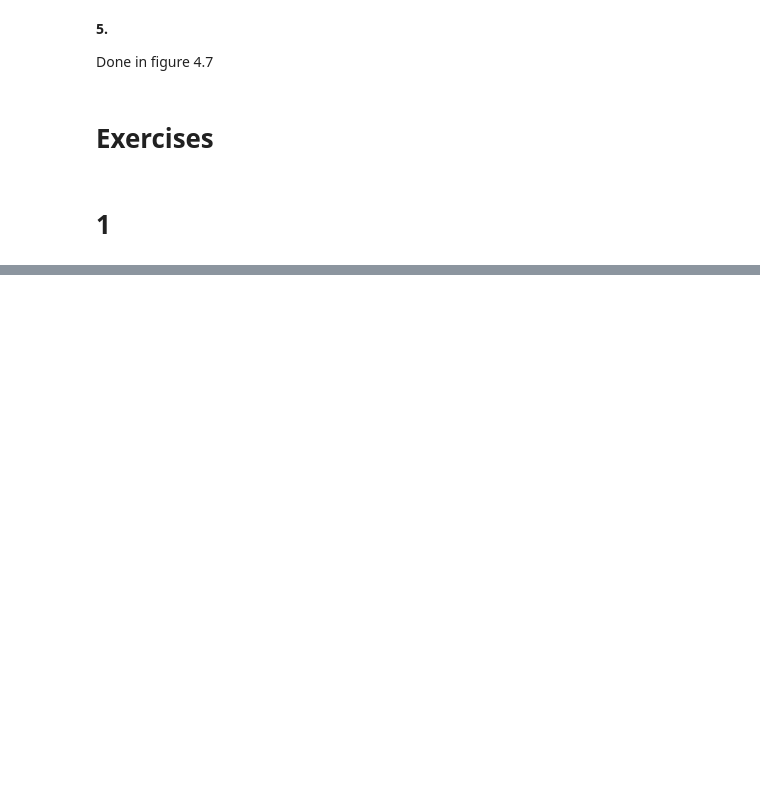
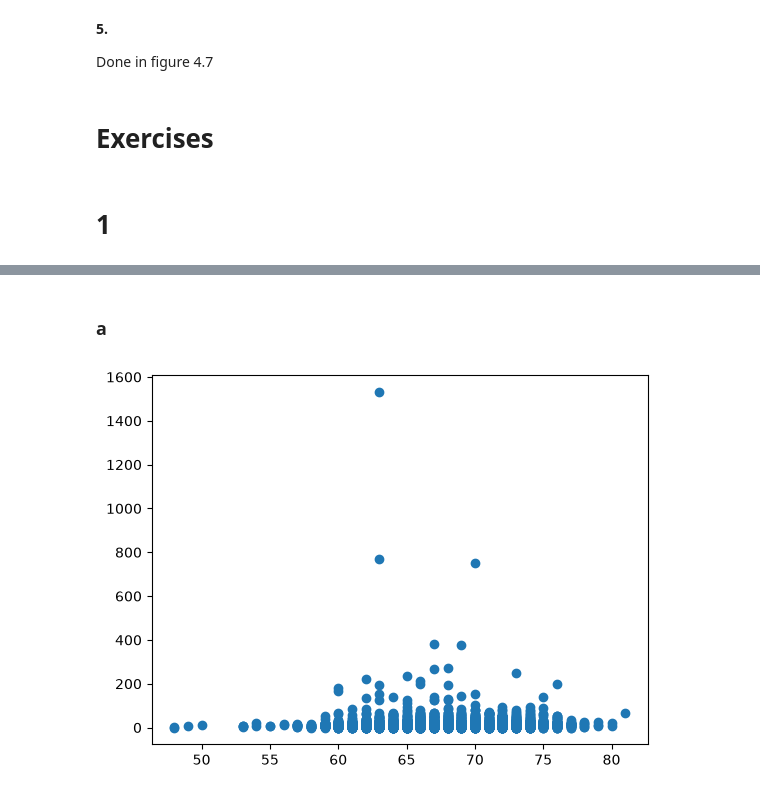
Before and after one commit to ani-research/Python-Companion-For-Real-Econometrics-by-M.Bailey, a Jupyter notebook: chapters/chapter04.ipynb, the cells around one changed output, grey strips where cells are left out. Drawn from its saved outputs; the diff is of its cells as text; code cells hidden in the pictures; blank space fills up the shorter version.

Commit message:
Chapter 4 exercise question 1 is done

```diff
--- a/chapters/chapter04.ipynb
+++ b/chapters/chapter04.ipynb
@@ -258,3 +258,8 @@ Done in figure 4.7
 # Exercises
 # %% [markdown]
 # 1
+# %%
+filepath= r"C:\Users\khosl\OneDrive\Documents\Py notebook\Books\Real Econometrics\RE2e_Exercise Data_CH04\RE2e_R Data sets_CH04\Ch4_Exercise1_Height_and_Wages_US.RData"
+# %%
+rdt= pyreadr.read_r(filepath)
+rdt.keys()
@@ -260,0 +268,4 @@ Done in figure 4.7
+# %%
+HiWeDF= rdt["dta"]
+display(HiWeDF.info())
+display(HiWeDF.head())
@@ -260,0 +298,7 @@ Done in figure 4.7
+# %% [markdown]
+### a
+# %%
+plt.scatter(HiWeDF["height85"], HiWeDF["wage96"])
+plt.show()
+# %% [output]
+[figure, added]
```
Also changed, not shown: parts of 7 cells of this notebook.
